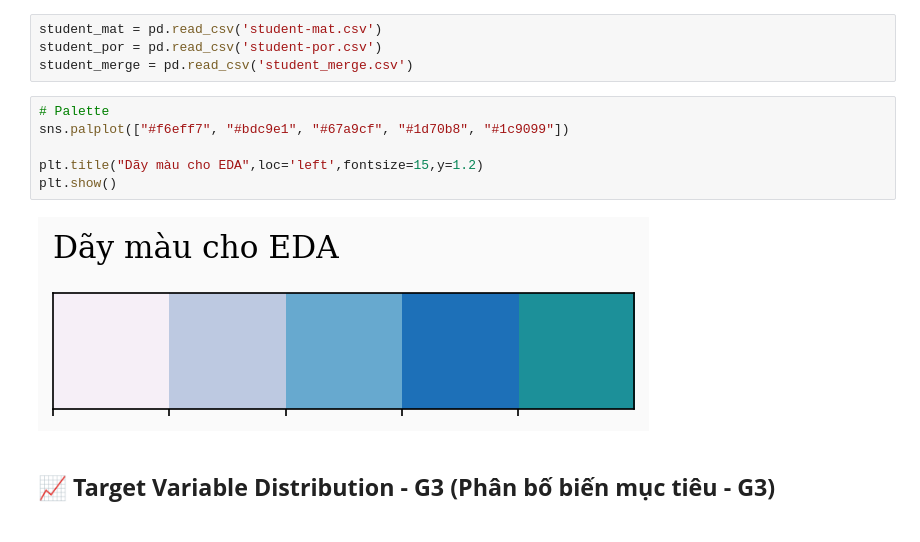
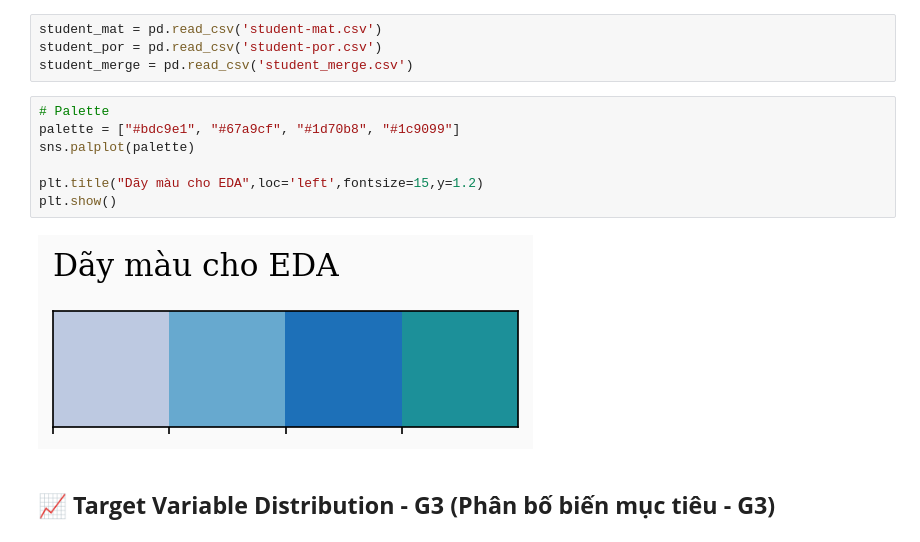
Before and after one commit to TienNguyen0712/student-alcohol-consumption-data-mining, a Jupyter notebook: notebooks/03_eda.ipynb, the cells around one changed output. Drawn from its saved outputs; the diff is of its cells as text.

```diff
--- a/notebooks/03_eda.ipynb
+++ b/notebooks/03_eda.ipynb
@@ -32,12 +32,13 @@ student_por = pd.read_csv('student-por.csv')
 student_merge = pd.read_csv('student_merge.csv')
 # %%
 # Palette
-sns.palplot(["#f6eff7", "#bdc9e1", "#67a9cf", "#1d70b8", "#1c9099"])
+palette = ["#bdc9e1", "#67a9cf", "#1d70b8", "#1c9099"]
+sns.palplot(palette)
 
 plt.title("Dãy màu cho EDA",loc='left',fontsize=15,y=1.2)
 plt.show()
 # %% [output]
-[figure, old version]
+[figure, new version]
 # %% [markdown]
 ## **📈 Target Variable Distribution - G3 (Phân bố biến mục tiêu - G3)**
 # %%
```
Also changed, not shown: parts of 2 cells of this notebook.
